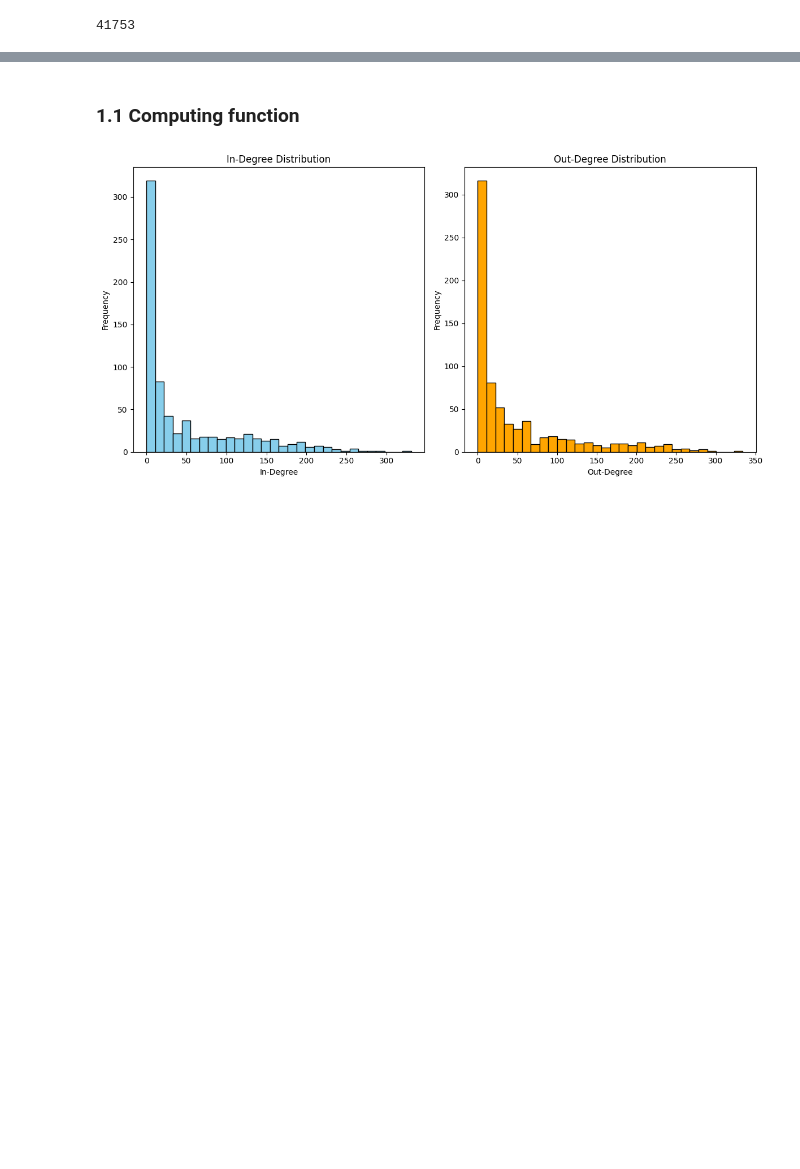
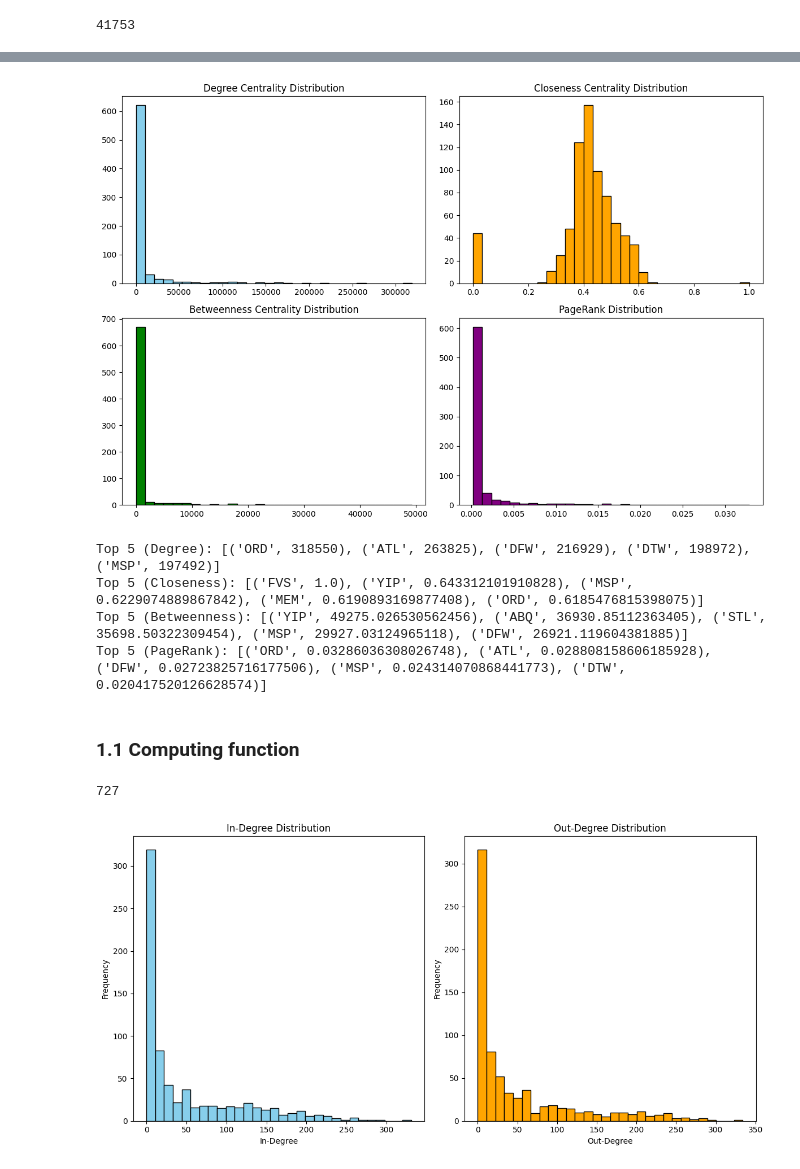
Before and after one commit to robertomagno1/ADM-HM5, a Jupyter notebook: main(ex2).ipynb, the cells around one changed output, grey strips where cells are left out. Saved outputs shown, nothing was run; the diff lists cells and outputs as text; code cells hidden in the pictures; blank space fills up the shorter version.

```diff
--- a/main(ex2).ipynb
+++ b/main(ex2).ipynb
@@ -102,0 +545,31 @@ df = df.drop_duplicates()
+# %%
+from collections import deque
+import math
+
+def compute_all_closeness_centralities(graph):
+    nodes = list(graph.keys())
+    closeness = {}
+
+    for start in nodes:
+        # BFS distanze
+        dist = {n: math.inf for n in nodes}
+        dist[start] = 0
+
+        queue = deque([start])
+        while queue:
+            curr = queue.popleft()
+            for w in graph[curr]:
+                if dist[w] == math.inf:
+                    dist[w] = dist[curr] + 1
+                    queue.append(w)
+
+        # Somma delle distanze e conteggio nodi raggiunti
+        reachable_distances = [d for d in dist.values() if d < math.inf and d != 0]
+        if len(reachable_distances) == 0:
+            closeness[start] = 0.0
+        else:
+            sum_dist = sum(reachable_distances)
+            num_reachable = len(reachable_distances)
+            closeness[start] = num_reachable / sum_dist
+
+    return closeness
@@ -103,3 +786,16 @@ df = df.drop_duplicates()
+# %%
+# Esempio d’uso:
+res = compare_centralities(df, approximate_betweenness=True, sample_fraction=0.05)
+print("Top 5 (Degree):", res["top_degree"])
+print("Top 5 (Closeness):", res["top_closeness"])
+print("Top 5 (Betweenness):", res["top_betweenness"])
+print("Top 5 (PageRank):", res["top_pagerank"])
+# %% [output]
+[figure, added]
+Top 5 (Degree): [('ORD', 318550), ('ATL', 263825), ('DFW', 216929), ('DTW', 198972), ('MSP', 197492)]
+Top 5 (Closeness): [('FVS', 1.0), ('YIP', 0.643312101910828), ('MSP', 0.6229074889867842), ('MEM', 0.6190893169877408), ('ORD', 0.6185476815398075)]
+Top 5 (Betweenness): [('YIP', 49275.026530562456), ('ABQ', 36930.85112363405), ('STL', 35698.50322309454), ('MSP', 29927.03124965118), ('DFW', 26921.119604381885)]
+Top 5 (PageRank): [('ORD', 0.03286036308026748), ('ATL', 0.028808158606185928), ('DFW', 0.02723825716177506), ('MSP', 0.024314070868441773), ('DTW', 0.020417520126628574)]
 # %% [markdown]
 ### 1.1 Computing function
 # %%
@@ -107,6 +803,10 @@ df = df.drop_duplicates()
 flight_network = nx.DiGraph()
 for _, row in df.iterrows():
     flight_network.add_edge(row['Origin_airport'], row['Destination_airport'])
+# %%
+display(len(flight_network))
+# %% [output]
+727
 # %%
 analysis.analyse_graph_features(flight_network)
 # %% [output]
```
Also changed, not shown: parts of 97 cells of this notebook.
